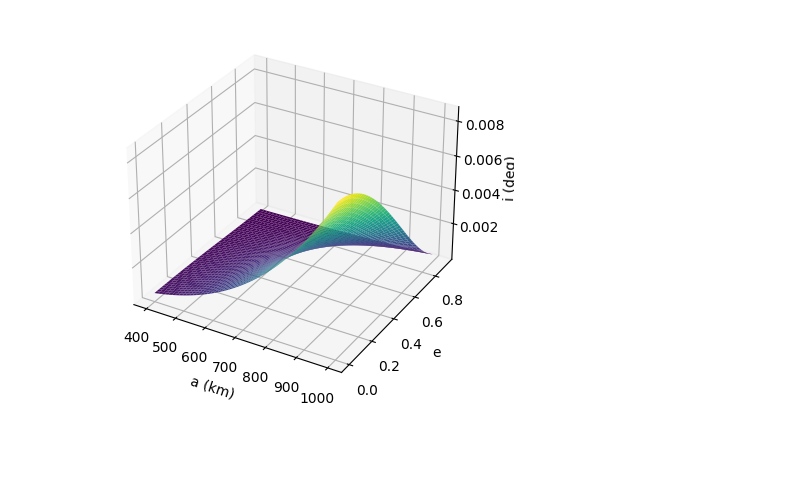
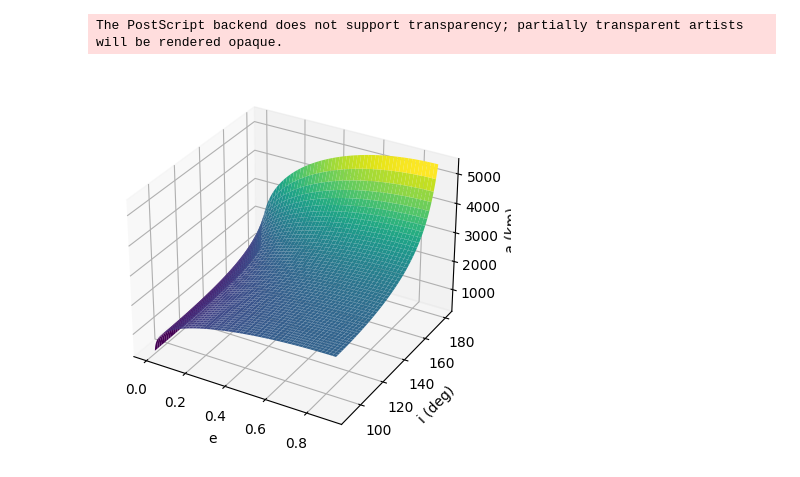
Before and after one commit to alibaniasad1999/Advanced_orbital_mechanics, a Jupyter notebook: HW/HW4/Code/Q1/Q1.ipynb, the cells around one changed output. Saved outputs shown, nothing was run; the diff lists cells and outputs as text; code cells hidden in the pictures; blank space fills up the shorter version.

```diff
--- a/HW/HW4/Code/Q1/Q1.ipynb
+++ b/HW/HW4/Code/Q1/Q1.ipynb
@@ -29,7 +26,7 @@ e = 0, i = 97.63263858509298 deg
 # %%
 # part c #
 e = np.linspace(0,0.9, 1000)
-a = np.linspace(400,1000, 1000)
+a = np.linspace(6380,10000, 1000)
 data = np.zeros((len(e),len(a)))
 
 for i in range(len(e)):
@@ -37,0 +151,16 @@ for i in range(len(e)):
+# %%
+# part d #
+# venus sun synchornous orbit #
+# Constants
+mu = 0.32486e6
+J2 = 0.0010826269 * 0.4 / 100
+R = 6051.8 # km
+dOmega = 2*np.pi/(224.701*24*3600) # rad/s
+# %%
+# part d #
+e = np.linspace(0,0.9, 1000)
+i = np.linspace(90,180, 1000)
+a = np.zeros((len(e),len(i)))
+for j in range(len(e)):
+    for k in range(len(i)):
+        a[j,k] = (-(3/2*R**2*J2*np.sqrt(mu)*np.cos(i[k]*np.pi/180))/(dOmega*(1-e[j]**2)**2))**(2/7)
@@ -38,14 +170,21 @@ for i in range(len(e)):
 # %%
-# plot 3D #
+X, Y = np.meshgrid(e, i)
+# plot with matplotlib #
+# 3d plot #
 fig = plt.figure()
 ax = fig.add_subplot(111, projection='3d')
-X, Y = np.meshgrid(a, e)
-ax.plot_surface(X, Y, data*180/np.pi, cmap='viridis')
-ax.set_xlabel('a (km)')
-ax.set_ylabel('e')
-ax.set_zlabel('i (deg)')
-# save eps #
-fig.savefig('myimage.svg', format='svg', dpi=1200)
+# hold on #
+# ax.hold(True)
+# surface plot with venus radius #
+r_v = 6051.8
+r_v_mesh = np.ones((len(e),len(i)))*r_v
+ax.plot_surface(X, Y, a, cmap='viridis', label='parametric curve 1')
+ax.set_xlabel('e')
+ax.set_ylabel('i (deg)')
+ax.set_zlabel('a (km)')
+# save fig #
+plt.savefig('../../Figure/Q1/Q1d_1.eps', format='eps', dpi=1200)
 plt.show()
 # %% [output]
+The PostScript backend does not support transparency; partially transparent artists will be rendered opaque.
-[figure, old version]
+[figure, new version]
```
Also changed, not shown: parts of 9 cells of this notebook, 24 other files.
